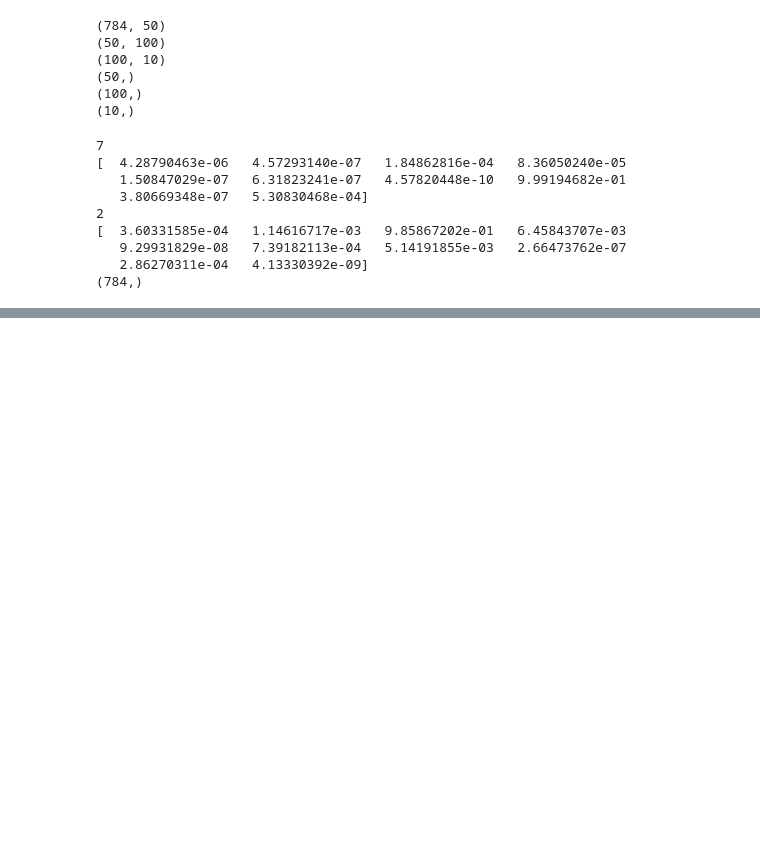
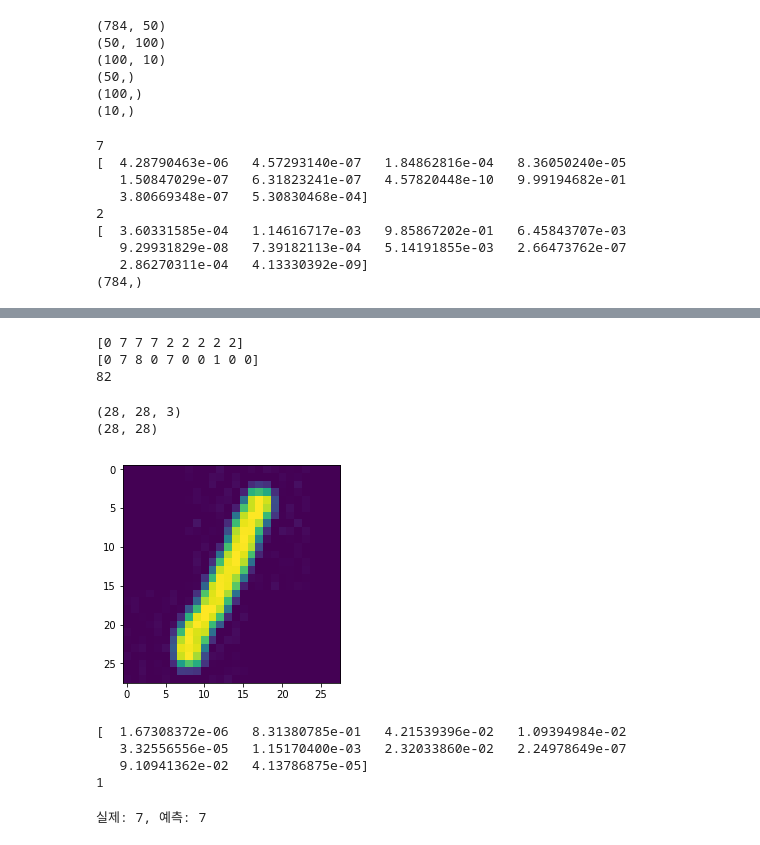
Before and after one commit to nsa18685/Deep_Learning_Python, a Jupyter notebook: Chapter3. NeuralNet.ipynb, the cells around one changed output, grey strips where cells are left out. Cells and saved outputs as stored; diff of their text form; code cells hidden in the pictures; blank space fills up the shorter version.

```diff
--- a/Chapter3. NeuralNet.ipynb
+++ b/Chapter3. NeuralNet.ipynb
@@ -818,0 +820,70 @@ print(pix)
+# %%
+x = [[0.1,0.05,0.1,0.0,0.05,0.1,0.0,0.1,0.0,0.0],
+
+     [0.1,0.05,0.2,0.0,0.05,0.1,0.0,0.6,0.0,0.0],
+
+     [0.0,0.05,0.3,0.0,0.05,0.1,0.0,0.6,0.0,0.0],
+
+     [0.0,0.05,0.4,0.0,0.05,0.0,0.0,0.5,0.0,0.0],
+
+     [0.0,0.05,0.5,0.0,0.05,0.0,0.0,0.4,0.0,0.0],
+
+     [0.0,0.05,0.6,0.0,0.05,0.0,0.0,0.3,0.0,0.0],
+
+     [0.0,0.05,0.7,0.0,0.05,0.0,0.0,0.2,0.0,0.0],
+
+     [0.0,0.1,0.8,0.0,0.1,0.0,0.0,0.2,0.0,0.0],
+
+     [0.0,0.05,0.9,0.0,0.05,0.0,0.0,0.0,0.0,0.0]]
+
+y = np.array(x)
+print(np.argmax(y, axis=1)) # 행
+print(np.argmax(y, axis=0)) # 열
+print(np.argmax(y)) # 전체
+# %% [output]
+[0 7 7 7 2 2 2 2 2]
+[0 7 8 0 7 0 0 1 0 0]
+82
+# %%
+# 1. 필기체 사진찍기 2. numpy 배열로 변환 3. 신경망에 넣고 예측하는지 확인하시오
+
+import cv2
+import numpy as np
+import matplotlib.pyplot as plt
+
+# shape 28*28로 불러오기
+im = cv2.resize(cv2.imread('./img/one.jpg'),(28,28))
+
+print(im.shape)
+img=im[:,:,2] # grayscale로 변환
+
+print(img.shape)
+pix = np.array(img)
+plt.imshow(pix)
+plt.show()
+
+network = init_network()
+y = predict(network,pix.flatten())
+print(y)
+# print(np.where(y==max(y)))
+print(np.argmax(y))
+# %% [output]
+(28, 28, 3)
+(28, 28)
+[figure, added]
+[  1.67308372e-06   8.31380785e-01   4.21539396e-02   1.09394984e-02
+   3.32556556e-05   1.15170400e-03   2.32033860e-02   2.24978649e-07
+   9.10941362e-02   4.13786875e-05]
+1
+# %%
+# 전체 데이터의 x, t 확인하기
+
+x, t = get_data()
+# print(x.shape)
+print("실제:", t[34], end = ', ')
+
+y = predict(network, x[34])
+# print(y)
+print("예측:", np.argmax(y))
+# %% [output]
+실제: 7, 예측: 7
```
Also changed, not shown: parts of 8 cells of this notebook.
